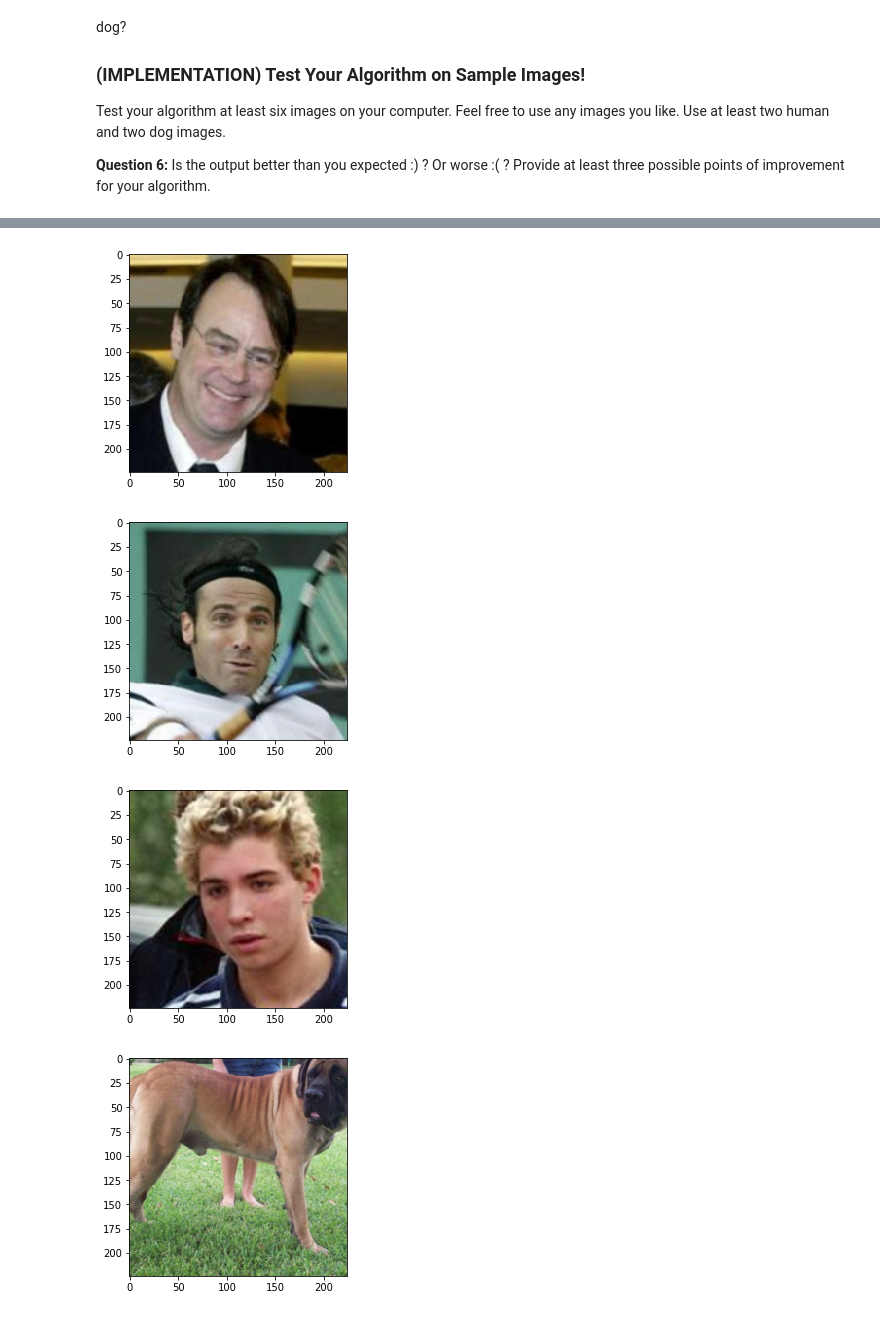
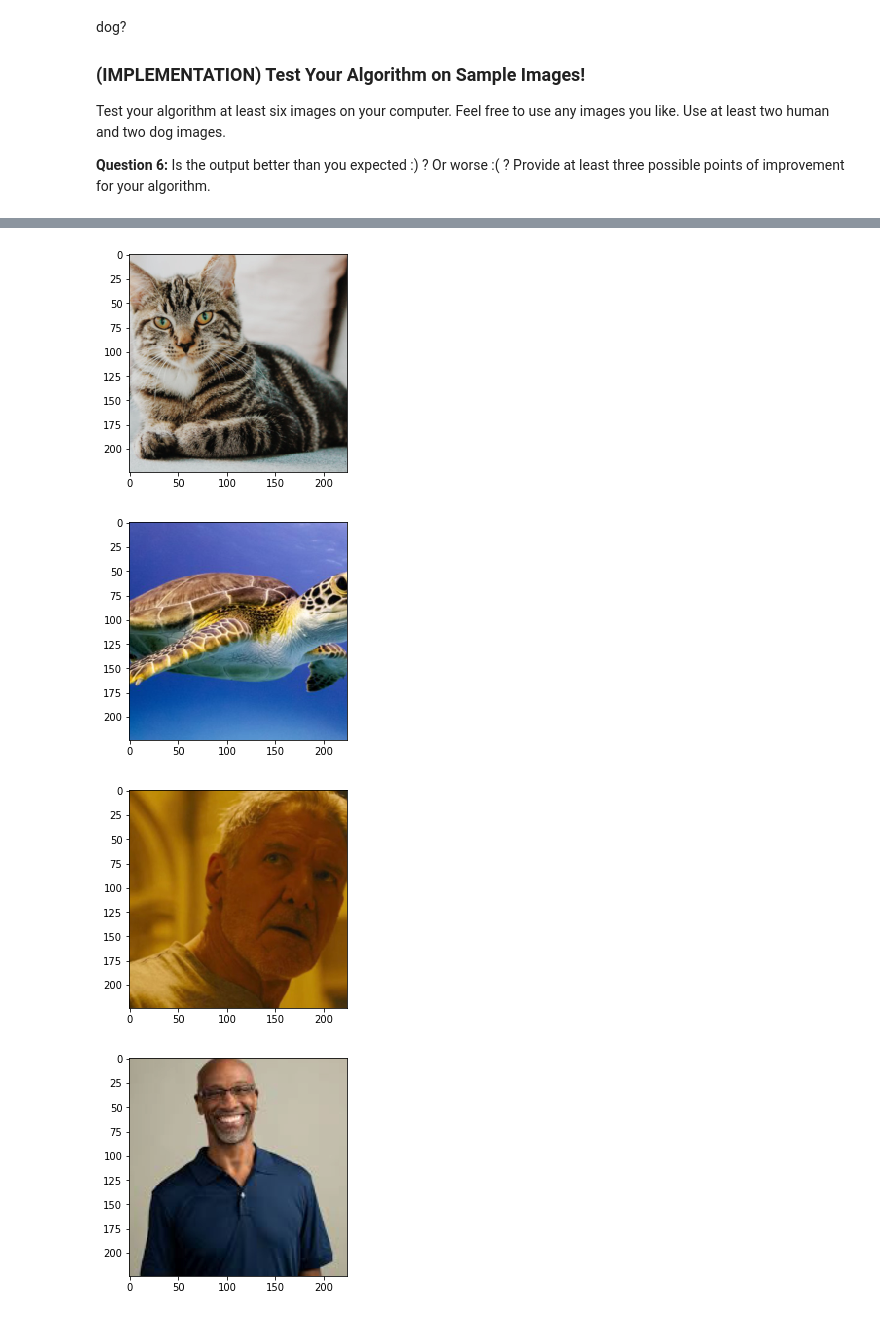
Before and after one commit to JonHasan/DeepLearning-Nanodegree, a Jupyter notebook: Unit2ConvolutionalNeuralNetworks/dog_app.ipynb, the cells around one changed output, grey strips where cells are left out. Drawn from its saved outputs; the diff is of its cells as text; code cells hidden in the pictures.

```diff
--- a/Unit2ConvolutionalNeuralNetworks/dog_app.ipynb
+++ b/Unit2ConvolutionalNeuralNetworks/dog_app.ipynb
@@ -1278,6 +1286,48 @@ All in all, output is not what I was hoping for.
 ## Feel free to use as many code cells as needed.
 
 ## suggested code, below
-for file in np.hstack((human_files[:3], dog_files[:3])):
-    run_app(file)
+#for file in np.hstack((human_files[:3], dog_files[:3])):
+#    run_app(file)
+
+
+
+#for test images downloaded from internet
+
+
+
+x = process_image('TestImages/cat.jpg')
+
+x = torch.from_numpy(x)
+
+img1 = imshow(x)
+
+x = process_image('TestImages/Turtle.jpg')
+
+x = torch.from_numpy(x)
+
+img2 = imshow(x)
+
+x = process_image('TestImages/Human1.jpg')
+
+x = torch.from_numpy(x)
+
+img3 = imshow(x)
+
+x = process_image('TestImages/Human2.jpg')
+
+x = torch.from_numpy(x)
+
+img4 = imshow(x)
+
+x = process_image('TestImages/Dog1.jpg')
+
+x = torch.from_numpy(x)
+
+img5 = imshow(x)
+
+x = process_image('TestImages/Dog2.jpg')
+
+x = torch.from_numpy(x)
+
+img6 = imshow(x)
 # %% [output]
@@ -1302,4 +1334,4 @@ Dachshund
-[figure, old version]
+[figure, new version]
-[figure, old version]
+[figure, new version]
-[figure, old version]
+[figure, new version]
-[figure, old version]
+[figure, new version]
```
Also changed, not shown: parts of 9 cells of this notebook.
